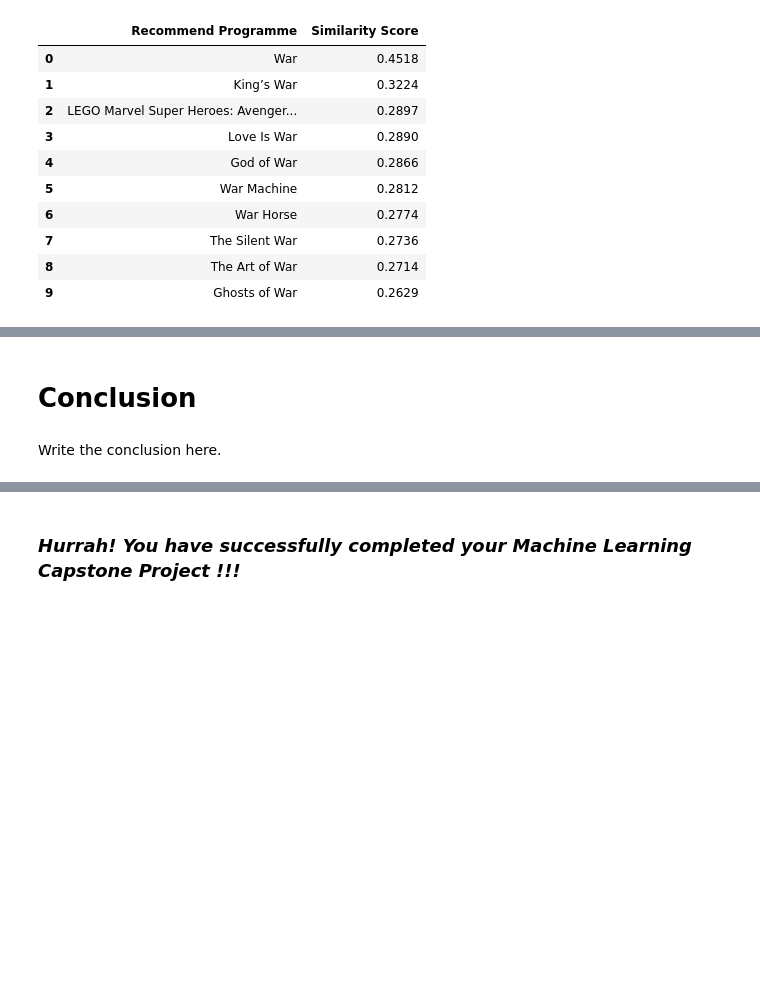
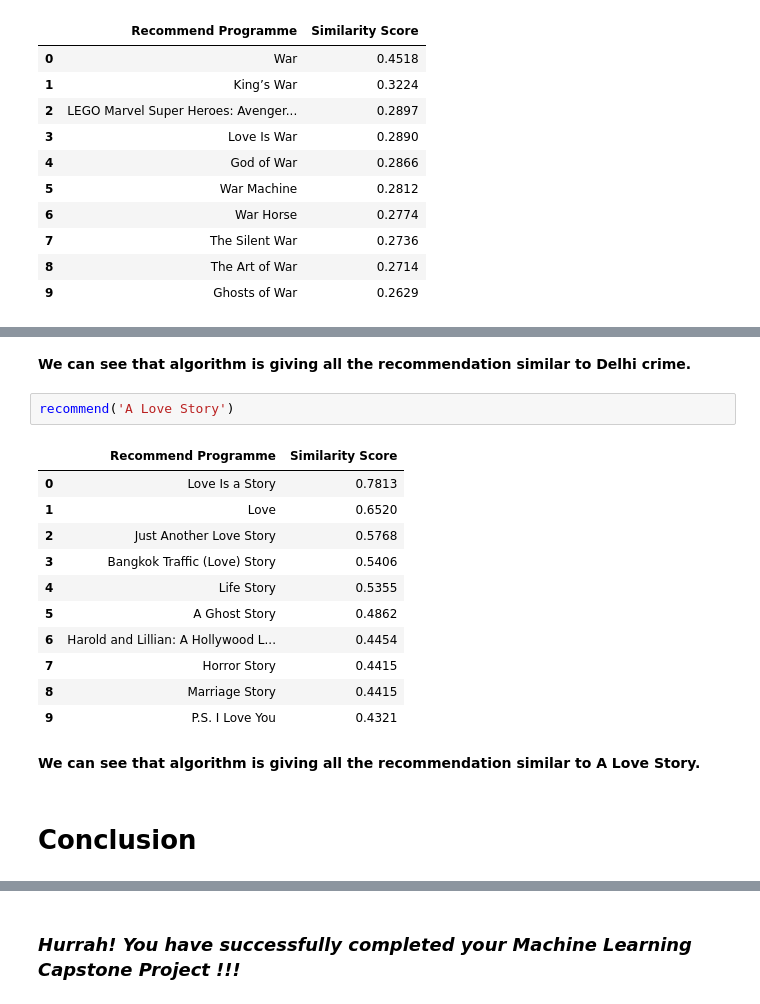
Before and after one commit to Asif-PA/NetflixMovies-TVShowsClustering, a Jupyter notebook: Asif_NetflixMovies&TVShowsClustering.ipynb, the cells around one changed output, grey strips where cells are left out. Drawn from its saved outputs; the diff is of its cells as text; blank space fills up the shorter version.

```diff
--- a/Asif_NetflixMovies&TVShowsClustering.ipynb
+++ b/Asif_NetflixMovies&TVShowsClustering.ipynb
@@ -1807,4 +1799,20 @@ Answer Here.
+# %% [markdown]
+**We can see that algorithm is giving all the recommendation similar to Delhi crime.**
+# %%
+recommend('A Love Story')
+# %% [output]
+|  | Recommend Programme | Similarity Score |
+| 0 | Love Is a Story | 0.7813 |
+| 1 | Love | 0.6520 |
+| 2 | Just Another Love Story | 0.5768 |
+| 3 | Bangkok Traffic (Love) Story | 0.5406 |
+| 4 | Life Story | 0.5355 |
+| 5 | A Ghost Story | 0.4862 |
+| 6 | Harold and Lillian: A Hollywood L... | 0.4454 |
+| 7 | Horror Story | 0.4415 |
+| 8 | Marriage Story | 0.4415 |
+| 9 | P.S. I Love You | 0.4321 |
+# %% [markdown]
+**We can see that algorithm is giving all the recommendation similar to A Love Story.**
 # %% [markdown]
 # **Conclusion**
-# %% [markdown]
-Write the conclusion here.
```
Also changed, not shown: parts of 15 cells of this notebook.
